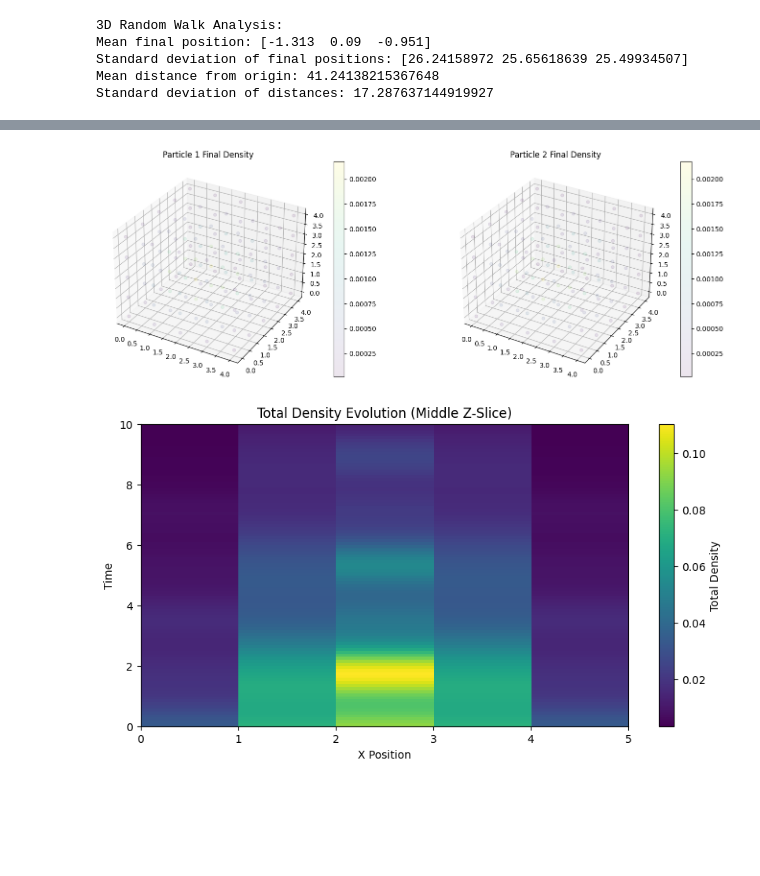
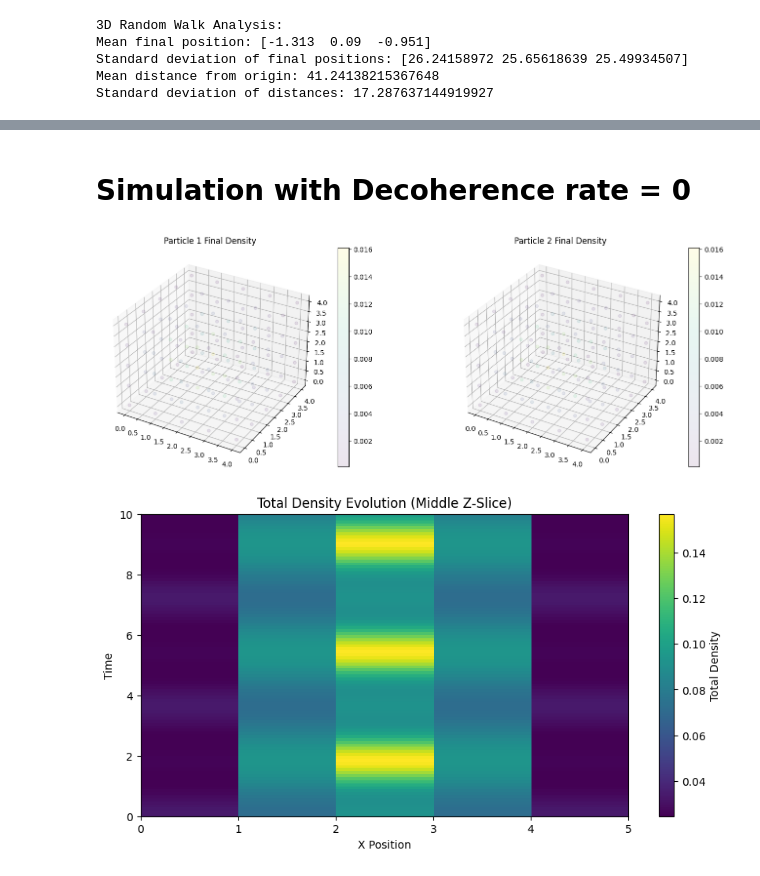
Before and after one commit to LuigiPagani/Molecular-Modeling-for-Materials, a Jupyter notebook: RandomWalk.ipynb, the cells around one changed output, grey strips where cells are left out. Cells and saved outputs as stored; diff of their text form; code cells hidden in the pictures; blank space fills up the shorter version.

```diff
--- a/RandomWalk.ipynb
+++ b/RandomWalk.ipynb
@@ -359,7 +218,8 @@ def random_walk_with_boundaries(N, p, boundary_type, boundary_range, M=5000):
 # Parameters
 N = 2000  # Number of steps
 p = 0.5   # Probability of moving right
-boundary_range = 40
+boundary_range = 50
+M = 100
 
 # Simulate random walks with different boundary conditions
 no_boundary = random_walk_with_boundaries(N, p, 'none', np.inf)
@@ -743,3 +611,5 @@ The simulation generates several visualizations to help interpret the system's q
+# %% [markdown]
+# **Simulation with Decoherence rate = 0**
 # %%
 import numpy as np
 import matplotlib.pyplot as plt
@@ -841,12 +711,12 @@ class AdvancedQuantumWalk3D:
         return solution.y.T
 
 # Simulation parameters
-grid_size = 5  # Reduced from 20
-num_particles = 2  # Reduced from 3
+grid_size = 5
+num_particles = 2
 interaction_strength = 1.0
 t_max = 10
 num_steps = 100
-decoherence_rate = 0.1
+decoherence_rate = 0.0
 E0 = 0.5
 omega = 2.0
 
@@ -885,32 +755,32 @@ for step in range(num_steps):
     state = solution[step]
     for p in range(num_particles):
         offset = p * qw.hilbert_space_size
         particle_state = state[offset:offset+qw.hilbert_space_size]
         particle_densities[p, :, :, :, step] = np.abs(particle_state.reshape(grid_size, grid_size, grid_size))**2
 
 # Visualize results
 fig = plt.figure(figsize=(15, 5))
 
 for p in range(num_particles):
     ax = fig.add_subplot(1, num_particles, p+1, projection='3d')
     x, y, z = np.meshgrid(np.arange(grid_size), np.arange(grid_size), np.arange(grid_size))
     scatter = ax.scatter(x, y, z, c=particle_densities[p, :, :, :, -1].flatten(), cmap='viridis', alpha=0.1)
     ax.set_title(f'Particle {p+1} Final Density')
     plt.colorbar(scatter)
 
 plt.tight_layout()
 plt.show()
 
 # Plot total density over time for a slice
 plt.figure(figsize=(10, 5))
 total_density = np.sum(particle_densities, axis=0)
 plt.imshow(total_density[:, :, grid_size//2, :].sum(axis=0).T, aspect='auto', origin='lower',
            extent=[0, grid_size, 0, t_max], cmap='viridis')
 plt.colorbar(label='Total Density')
 plt.title('Total Density Evolution (Middle Z-Slice)')
 plt.xlabel('X Position')
 plt.ylabel('Time')
 plt.show()
 # %% [output]
-[figure, old version]
+[figure, new version]
-[figure, old version]
+[figure, new version]
```
Also changed, not shown: parts of 15 cells of this notebook, 1 other file.
